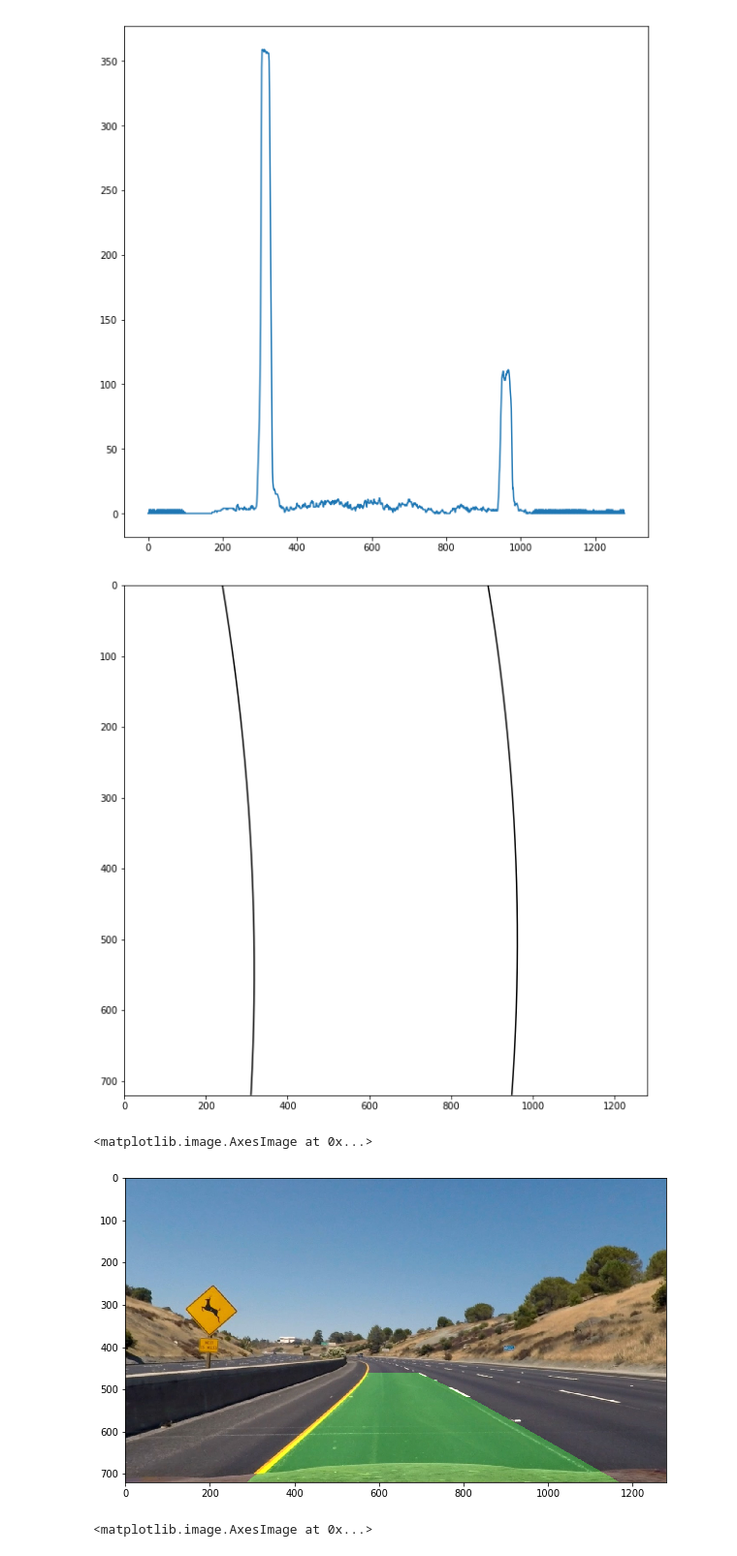
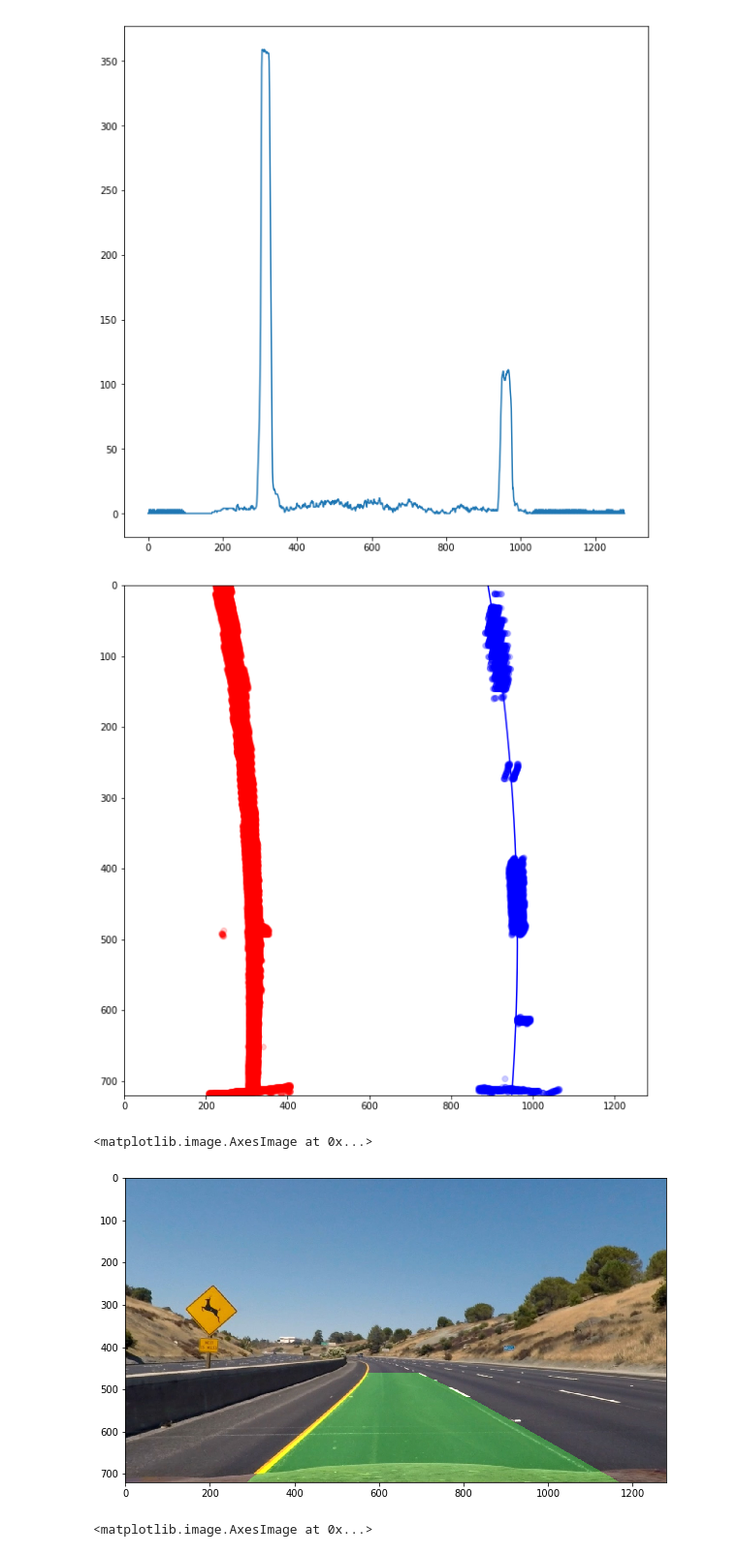
Before and after one commit to chappers/CarND-Advanced-Lane-Lines, a Jupyter notebook: project.ipynb, the cells around one changed output. Shown at 97% size. Drawn from its saved outputs; the diff is of its cells as text; code cells hidden in the pictures.

```diff
--- a/project.ipynb
+++ b/project.ipynb
@@ -67,5 +70,5 @@ for fname in images:
 # %%
-img = cv2.imread('camera_cal/calibration2.jpg')
+img = cv2.imread('camera_cal/calibration1.jpg')
 img_size = (img.shape[1], img.shape[0])
 
 # based on "Correcting for Distortion" Udacity vid
@@ -73,3 +76,5 @@ ret, mtx, dist, rvecs, tvecs = cv2.calibrateCamera(objpoints, imgpoints, img_siz
 
 def undistort_image(image):
     return cv2.undistort(image, mtx, dist, None, mtx)
+
+undistort_img = undistort_image(img)
@@ -486,19 +522,36 @@ def get_poly_info(binary_warped):
     righty = nonzeroy[right_lane_inds]
 
     # Fit a second order polynomial to each
-    left_fit = np.polyfit(lefty, leftx, 2)
-    right_fit = np.polyfit(righty, rightx, 2)
+    # lets use scikit learn instead?
+    #left_fit = np.polyfit(lefty, leftx, 2)
+    #right_fit = np.polyfit(righty, rightx, 2)
+
+    from sklearn.linear_model import LinearRegression
+    from sklearn.preprocessing import PolynomialFeatures
+
+    poly = PolynomialFeatures()
+    left_mod = LinearRegression()
+    right_mod = LinearRegression()
+
+    lefty_poly = poly.fit_transform(lefty.reshape(-1, 1))
+    righty_poly = poly.fit_transform(righty.reshape(-1, 1))
+
+    left_fit = left_mod.fit(lefty_poly, leftx)
+    right_fit = right_mod.fit(righty_poly, rightx)
 
     ploty = np.linspace(0, binary_warped.shape[0]-1, binary_warped.shape[0] )
-    left_fitx = left_fit[0]*ploty**2 + left_fit[1]*ploty + left_fit[2]
-    right_fitx = right_fit[0]*ploty**2 + right_fit[1]*ploty + right_fit[2]
-    return left_fitx, right_fitx, ploty
+    ploty_poly = poly.fit_transform(ploty.reshape(-1, 1))
+    left_fitx = left_fit.predict(ploty_poly)
+    right_fitx = right_fit.predict(ploty_poly)
+    return left_fitx, right_fitx, ploty, lefty, righty, leftx, rightx
 # %%
 # Generate x and y values for plotting
 
-def draw_poly_debug(left_fitx, right_fitx, ploty):
-    plt.plot(left_fitx, ploty, color='black')
-    plt.plot(right_fitx, ploty, color='black')
+def draw_poly_debug(left_fitx, right_fitx, ploty, lefty, righty, leftx, rightx):
+    plt.plot(left_fitx, ploty, color='red')
+    plt.plot(right_fitx, ploty, color='blue')
+    plt.plot(leftx, lefty, 'ro', alpha=0.2)
+    plt.plot(rightx, righty, 'bo', alpha=0.2)
     plt.xlim(0, 1280)
     plt.ylim(720, 0)
     plt.show()
@@ -507,36 +560,36 @@ def draw_poly_debug(left_fitx, right_fitx, ploty):
 # assumes we have...leftfitx, rightfitx, ploty
 
 
 def draw_poly(undist, warped, left_fitx, right_fitx, ploty):
     # Create an image to draw the lines on
     warp_zero = np.zeros_like(warped).astype(np.uint8)
     color_warp = np.dstack((warp_zero, warp_zero, warp_zero))
 
     # Recast the x and y points into usable format for cv2.fillPoly()
     pts_left = np.array([np.transpose(np.vstack([left_fitx, ploty]))])
     pts_right = np.array([np.flipud(np.transpose(np.vstack([right_fitx, ploty])))])
     pts = np.hstack((pts_left, pts_right))
 
     # Draw the lane onto the warped blank image
     cv2.fillPoly(color_warp, np.int_([pts]), (0,255, 0))
 
     # Warp the blank back to original image space using inverse perspective matrix (Minv)
     Minv = unwarp_inverse_matrix(undist)
     newwarp = cv2.warpPerspective(color_warp, Minv, (undist.shape[1], undist.shape[0]))
     # Combine the result with the original image
     result = cv2.addWeighted(undist, 1, newwarp, 0.3, 0)
     return result
 
 base_img = mpimg.imread('test_images/test2.jpg')
 undist = undistort_image(base_img)
 warped = combined_pipeline(warper(undistort_image(base_img)))
-left_fitx, right_fitx, ploty = get_poly_info(warped)
+left_fitx, right_fitx, ploty, lefty, righty, leftx, rightx = get_poly_info(warped)
 
-#draw_poly_debug(left_fitx, right_fitx, ploty)
+draw_poly_debug(left_fitx, right_fitx, ploty, lefty, righty, leftx, rightx)
 result = draw_poly(undist, warped, left_fitx, right_fitx, ploty)
 plt.imshow(result)
 # %% [output]
-[figure, old version]
+[figure, new version]
 <matplotlib.image.AxesImage at 0x...>
 [figure]
 # %%
```
Also changed, not shown: parts of 12 cells of this notebook, 10 other files.
